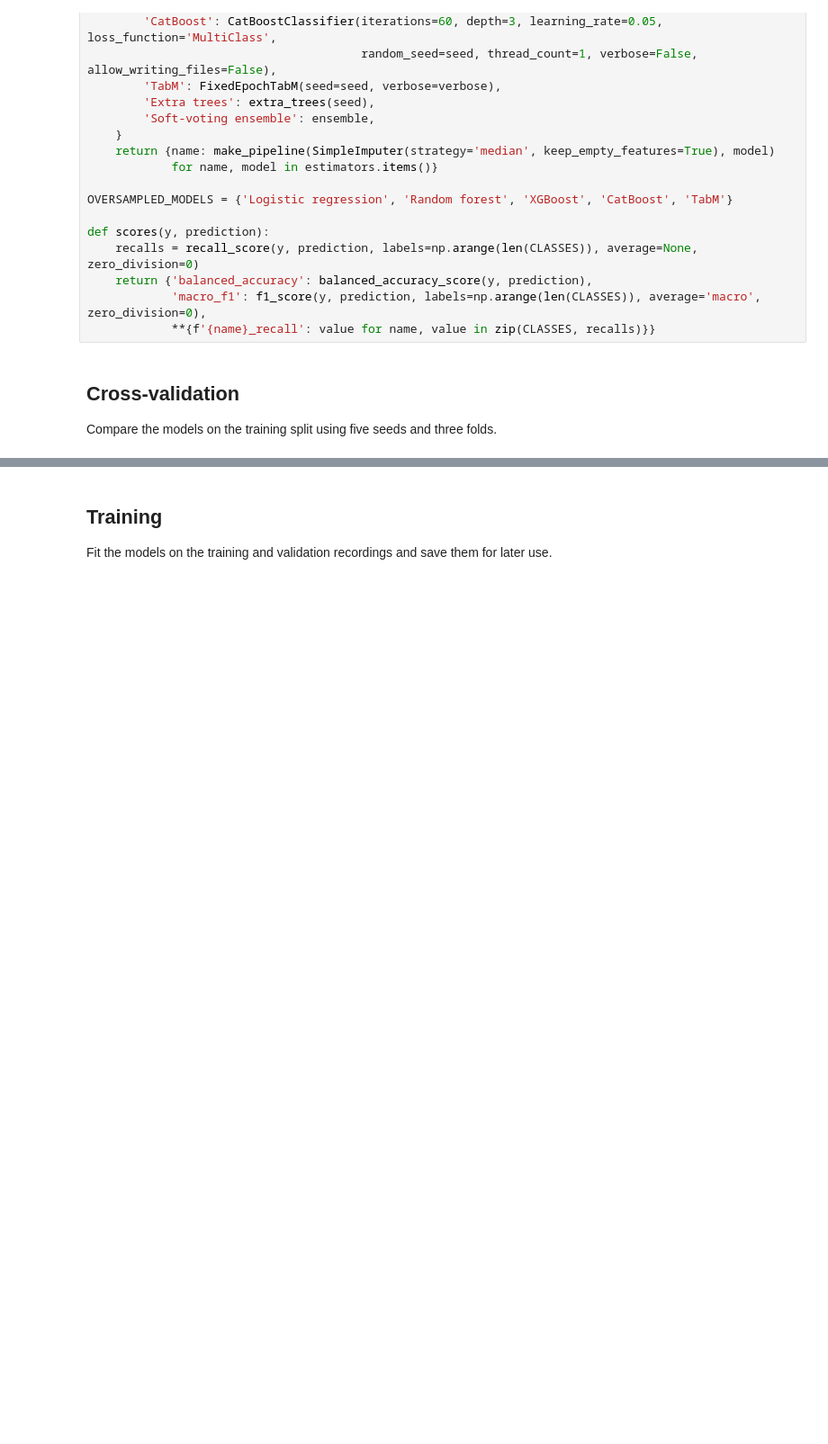
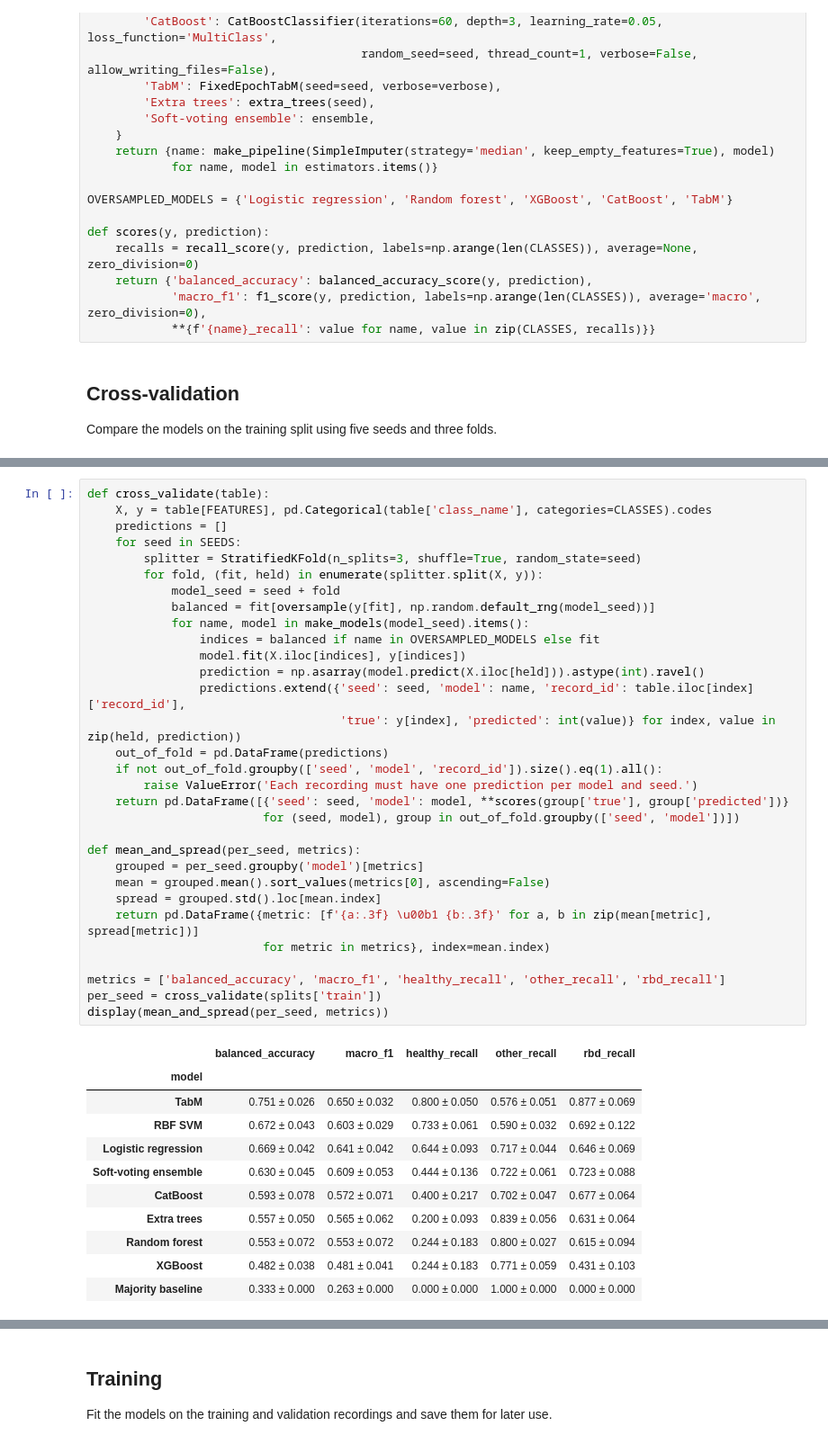
Before and after one commit to lucaa333/multimodal_rbd_sleep_analysis, a Jupyter notebook: notebooks/04_model_comparison.ipynb, the cells around one changed output, grey strips where cells are left out. Shown at 90% size. Drawn from its saved outputs; the diff is of its cells as text; blank space fills up the shorter version.

```diff
--- a/notebooks/04_model_comparison.ipynb
+++ b/notebooks/04_model_comparison.ipynb
@@ -175,0 +137,43 @@ display(summary)
+# %%
+def cross_validate(table):
+    X, y = table[FEATURES], pd.Categorical(table['class_name'], categories=CLASSES).codes
+    predictions = []
+    for seed in SEEDS:
+        splitter = StratifiedKFold(n_splits=3, shuffle=True, random_state=seed)
+        for fold, (fit, held) in enumerate(splitter.split(X, y)):
+            model_seed = seed + fold
+            balanced = fit[oversample(y[fit], np.random.default_rng(model_seed))]
+            for name, model in make_models(model_seed).items():
+                indices = balanced if name in OVERSAMPLED_MODELS else fit
+                model.fit(X.iloc[indices], y[indices])
+                prediction = np.asarray(model.predict(X.iloc[held])).astype(int).ravel()
+                predictions.extend({'seed': seed, 'model': name, 'record_id': table.iloc[index]['record_id'],
+                                    'true': y[index], 'predicted': int(value)} for index, value in zip(held, prediction))
+    out_of_fold = pd.DataFrame(predictions)
+    if not out_of_fold.groupby(['seed', 'model', 'record_id']).size().eq(1).all():
+        raise ValueError('Each recording must have one prediction per model and seed.')
+    return pd.DataFrame([{'seed': seed, 'model': model, **scores(group['true'], group['predicted'])}
+                         for (seed, model), group in out_of_fold.groupby(['seed', 'model'])])
+
+def mean_and_spread(per_seed, metrics):
+    grouped = per_seed.groupby('model')[metrics]
+    mean = grouped.mean().sort_values(metrics[0], ascending=False)
+    spread = grouped.std().loc[mean.index]
+    return pd.DataFrame({metric: [f'{a:.3f} \u00b1 {b:.3f}' for a, b in zip(mean[metric], spread[metric])]
+                         for metric in metrics}, index=mean.index)
+
+metrics = ['balanced_accuracy', 'macro_f1', 'healthy_recall', 'other_recall', 'rbd_recall']
+per_seed = cross_validate(splits['train'])
+display(mean_and_spread(per_seed, metrics))
+# %% [output]
+|  | balanced_accuracy | macro_f1 | healthy_recall | other_recall | rbd_recall |
+| model |  |  |  |  |  |
+| TabM | 0.751 ± 0.026 | 0.650 ± 0.032 | 0.800 ± 0.050 | 0.576 ± 0.051 | 0.877 ± 0.069 |
+| RBF SVM | 0.672 ± 0.043 | 0.603 ± 0.029 | 0.733 ± 0.061 | 0.590 ± 0.032 | 0.692 ± 0.122 |
+| Logistic regression | 0.669 ± 0.042 | 0.641 ± 0.042 | 0.644 ± 0.093 | 0.717 ± 0.044 | 0.646 ± 0.069 |
+| Soft-voting ensemble | 0.630 ± 0.045 | 0.609 ± 0.053 | 0.444 ± 0.136 | 0.722 ± 0.061 | 0.723 ± 0.088 |
+| CatBoost | 0.593 ± 0.078 | 0.572 ± 0.071 | 0.400 ± 0.217 | 0.702 ± 0.047 | 0.677 ± 0.064 |
+| Extra trees | 0.557 ± 0.050 | 0.565 ± 0.062 | 0.200 ± 0.093 | 0.839 ± 0.056 | 0.631 ± 0.064 |
+| Random forest | 0.553 ± 0.072 | 0.553 ± 0.072 | 0.244 ± 0.183 | 0.800 ± 0.027 | 0.615 ± 0.094 |
+| XGBoost | 0.482 ± 0.038 | 0.481 ± 0.041 | 0.244 ± 0.183 | 0.771 ± 0.059 | 0.431 ± 0.103 |
+| Majority baseline | 0.333 ± 0.000 | 0.263 ± 0.000 | 0.000 ± 0.000 | 1.000 ± 0.000 | 0.000 ± 0.000 |
```
Also changed, not shown: parts of 16 cells of this notebook, 4 other files.
